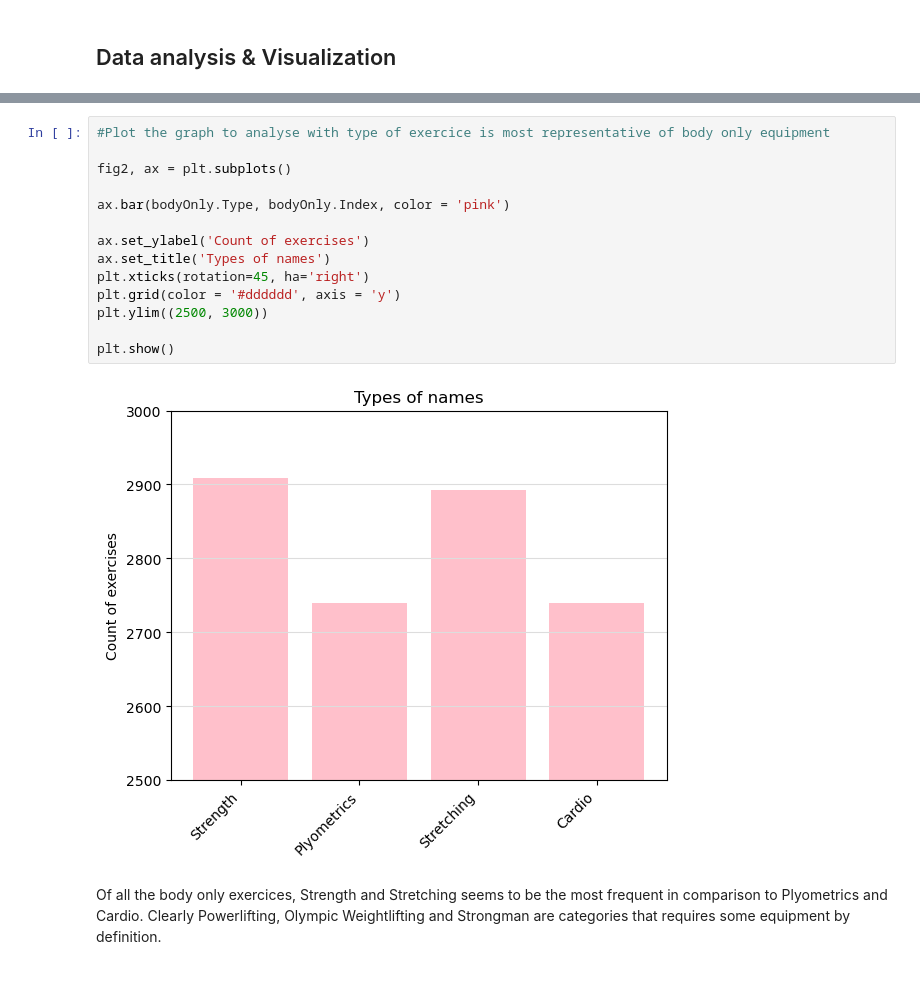
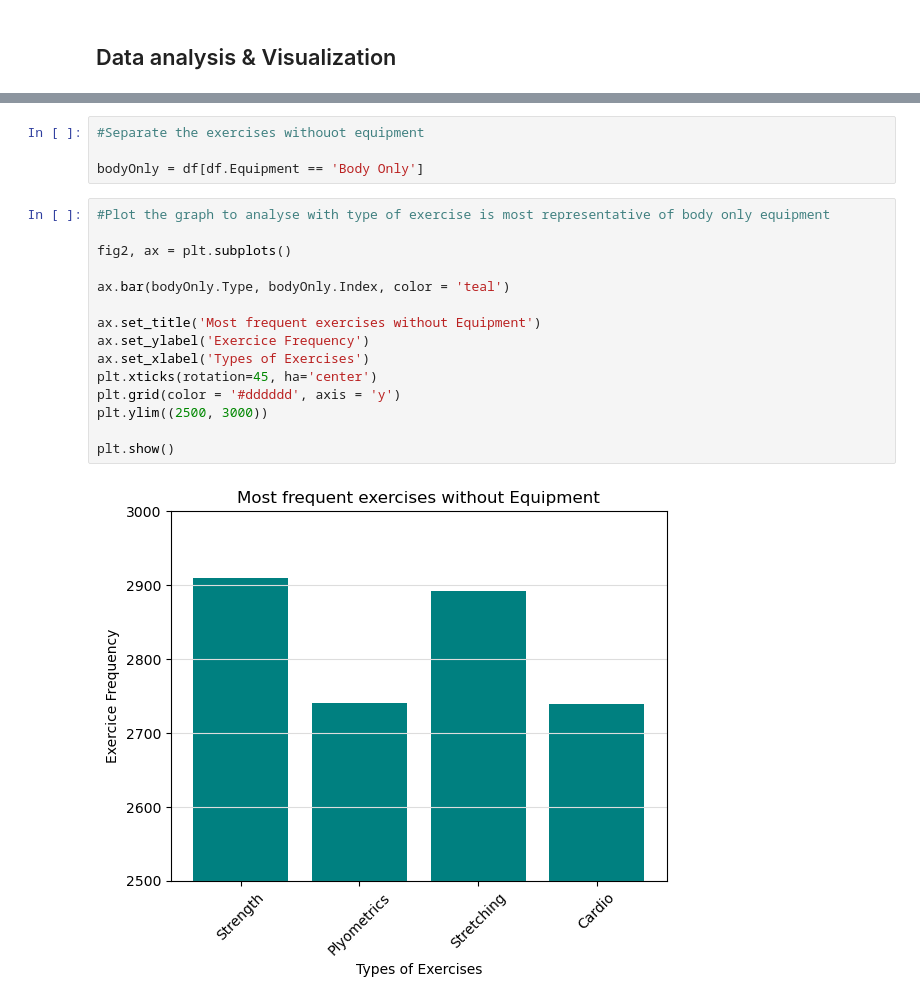
Before and after one commit to Dana8277/projects, a Jupyter notebook: Studies on Gym Exercises.ipynb, the cells around one changed output, grey strips where cells are left out. Saved outputs shown, nothing was run; the diff lists cells and outputs as text.

```diff
--- a/Studies on Gym Exercises.ipynb
+++ b/Studies on Gym Exercises.ipynb
@@ -121,18 +102,21 @@ bodyOnly
-# %%
-#Plot the graph to analyse with type of exercice is most representative of body only equipment
-
-fig2, ax = plt.subplots()
-
-ax.bar(bodyOnly.Type, bodyOnly.Index, color = 'pink')
-
-ax.set_ylabel('Count of exercises')
-ax.set_title('Types of names')
-plt.xticks(rotation=45, ha='right')
-plt.grid(color = '#dddddd', axis = 'y')
-plt.ylim((2500, 3000))
-
-plt.show()
-# %% [output]
-[figure, removed]
-# %% [markdown]
-Of all the body only exercices, Strength and Stretching seems to be the most frequent in comparison to Plyometrics and Cardio. Clearly Powerlifting, Olympic Weightlifting and Strongman are categories that requires some equipment by definition.
+# %%
+#Separate the exercises withouot equipment
+
+bodyOnly = df[df.Equipment == 'Body Only']
+# %%
+#Plot the graph to analyse with type of exercise is most representative of body only equipment
+
+fig2, ax = plt.subplots()
+
+ax.bar(bodyOnly.Type, bodyOnly.Index, color = 'teal')
+
+ax.set_title('Most frequent exercises without Equipment')
+ax.set_ylabel('Exercice Frequency')
+ax.set_xlabel('Types of Exercises')
+plt.xticks(rotation=45, ha='center')
+plt.grid(color = '#dddddd', axis = 'y')
+plt.ylim((2500, 3000))
+
+plt.show()
+# %% [output]
+[figure, added]
```
Also changed, not shown: parts of 36 cells of this notebook.
